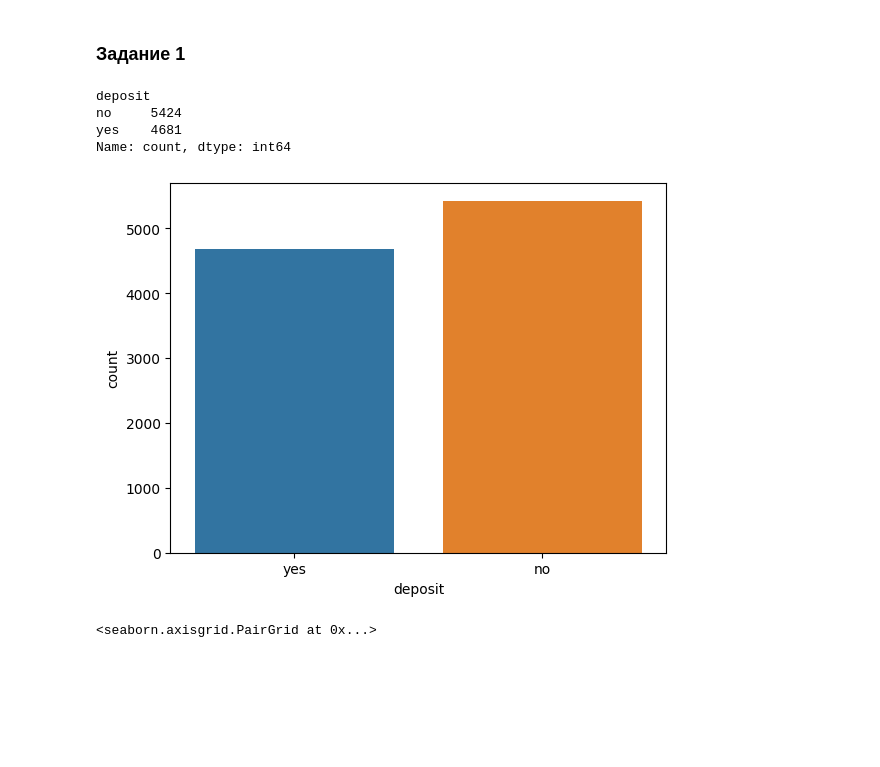
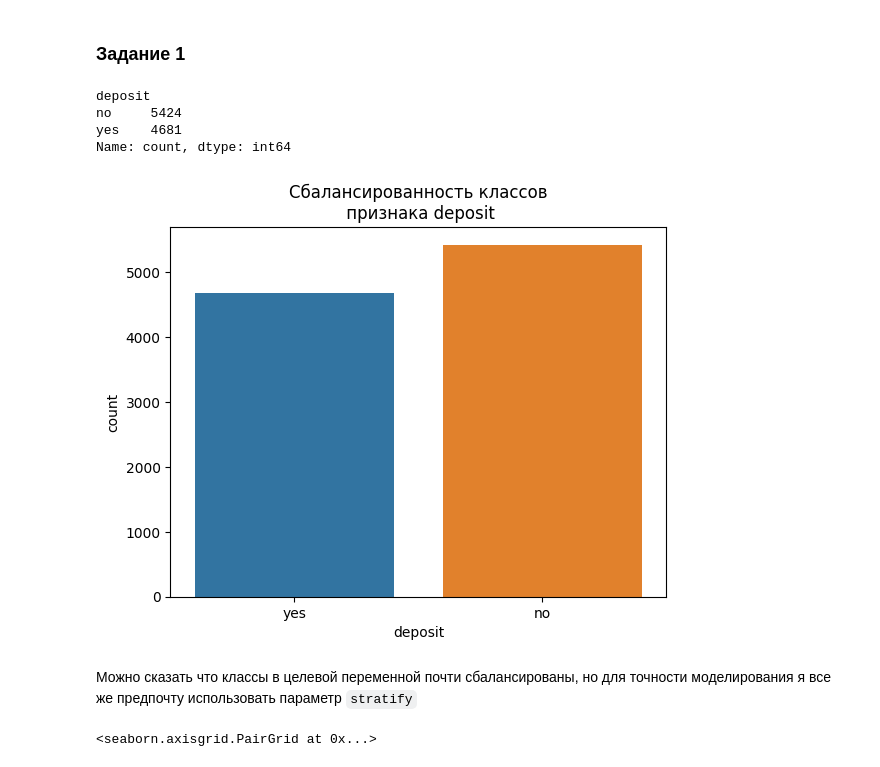
Before and after one commit to AntonYurkovskiy/Project_4_ML_BankDeposits, a Jupyter notebook: Project_4_ML.ipynb, the cells around one changed output. Drawn from its saved outputs; the diff is of its cells as text; code cells hidden in the pictures; blank space fills up the shorter version.

```diff
--- a/Project_4_ML.ipynb
+++ b/Project_4_ML.ipynb
@@ -175,12 +150,15 @@ print(f'Нижняя граница: {upper_bound}')
 # %%
 # изучите соотношение классов в ваших данных на предмет несбалансированности, проиллюстрируйте результат
 # ваш код
 display(cleaned.deposit.value_counts())
-sns.countplot(data=cleaned, x="deposit", hue='deposit');
+dep = sns.countplot(data=cleaned, x="deposit", hue='deposit');
+dep.set_title('Сбалансированность классов\n признака deposit');
 # %% [output]
 deposit
 no     5424
 yes    4681
 Name: count, dtype: int64
-[figure, old version]
+[figure, new version]
+# %% [markdown]
+Можно сказать что классы в целевой переменной почти сбалансированы, но для точности моделирования я все же предпочту использовать параметр `stratify`
 # %%
```
Also changed, not shown: parts of 13 cells of this notebook.
